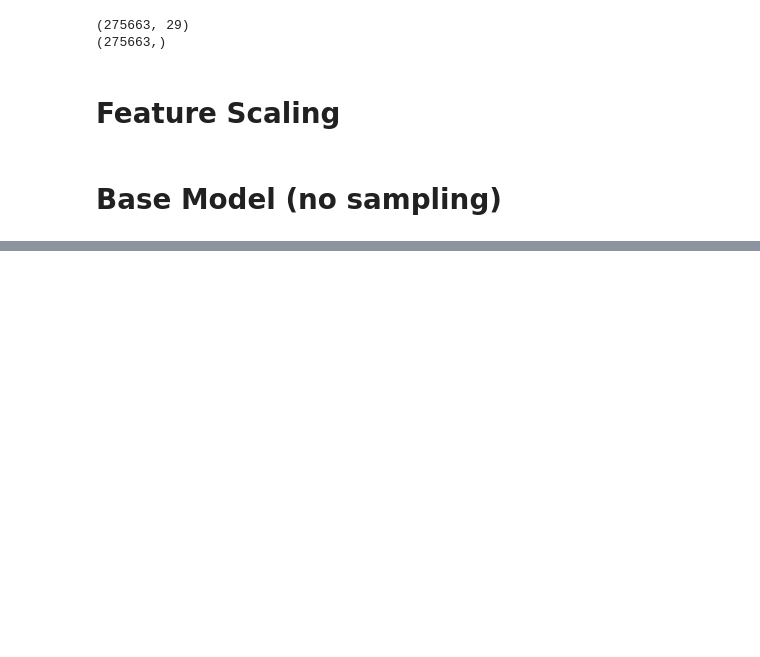
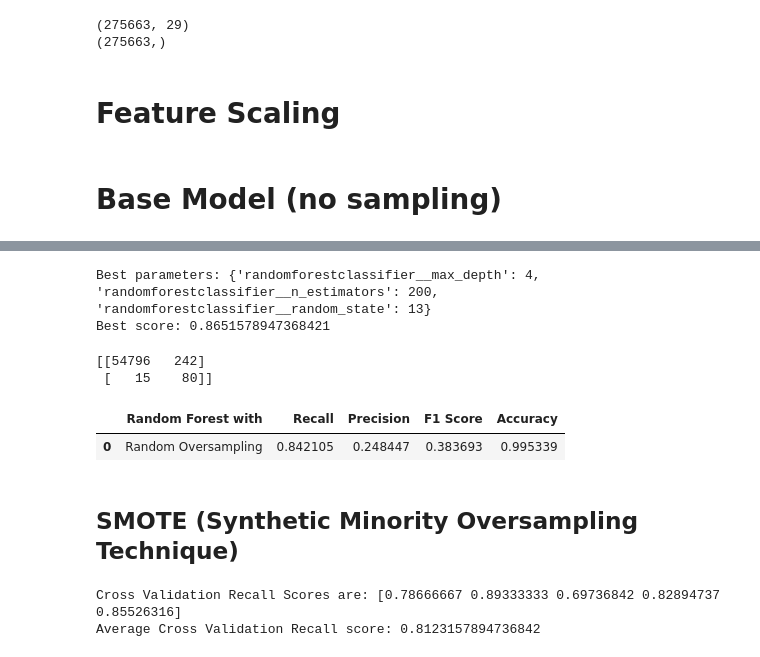
Before and after one commit to sathvik-ujwal/Credit-Card-Fraud-Detection, a Jupyter notebook: main.ipynb, the cells around one changed output, grey strips where cells are left out. Drawn from its saved outputs; the diff is of its cells as text; code cells hidden in the pictures; blank space fills up the shorter version.

```diff
--- a/main.ipynb
+++ b/main.ipynb
@@ -161,0 +172,11 @@ Accuracy 0.9994558612809026
+# %%
+from sklearn.model_selection import GridSearchCV
+
+params = {
+    'n_estimators': [50, 100, 200],
+    'max_depth': [4, 6, 10, 12],
+    'random_state': [13]
+}
+
+grid_rf = GridSearchCV(rf, param_grid=params, cv=kf,
+                          scoring='recall', verbose=3).fit(X_train, y_train)
@@ -161,0 +246,6 @@ Accuracy 0.9994558612809026
+# %%
+from imblearn.pipeline import Pipeline, make_pipeline
+
+random_overs_pipeline = make_pipeline(RandomOverSampler(random_state=42),
+                              RandomForestClassifier(n_estimators=100, random_state=13))
+#cross_val_score(random_overs_pipeline, X_train, y_train, scoring='recall', cv=kf)
@@ -161,0 +259,5 @@ Accuracy 0.9994558612809026
+# %%
+new_params = {'randomforestclassifier__' + key: params[key] for key in params}
+grid_over_rf = GridSearchCV(random_overs_pipeline, param_grid=new_params, cv=kf, scoring='recall',
+                        return_train_score=True)
+grid_over_rf.fit(X_train, y_train)
@@ -161,0 +274,6 @@ Accuracy 0.9994558612809026
+# %%
+print('Best parameters:', grid_over_rf.best_params_)
+print('Best score:', grid_over_rf.best_score_)
+# %% [output]
+Best parameters: {'randomforestclassifier__max_depth': 4, 'randomforestclassifier__n_estimators': 200, 'randomforestclassifier__random_state': 13}
+Best score: 0.8651578947368421
@@ -161,0 +282,31 @@ Accuracy 0.9994558612809026
+# %%
+random_overs_pipeline = make_pipeline(
+    RandomOverSampler(random_state=42),
+    RandomForestClassifier(n_estimators=100, random_state=13, max_depth=4)
+)
+
+random_overs_pipeline.fit(X_train, y_train)
+
+y_pred = random_overs_pipeline.predict(X_test)
+
+cm = confusion_matrix(y_test, y_pred)
+over_rf_Recall = recall_score(y_test, y_pred)
+over_rf_Precision = precision_score(y_test, y_pred)
+over_rf_f1 = f1_score(y_test, y_pred)
+over_rf_accuracy = accuracy_score(y_test, y_pred)
+
+print(cm)
+# %% [output]
+[[54796   242]
+ [   15    80]]
+# %%
+ndf = [(over_rf_Recall, over_rf_Precision, over_rf_f1, over_rf_accuracy)]
+
+over_rf_score = pd.DataFrame(data = ndf, columns=['Recall','Precision','F1 Score', 'Accuracy'])
+over_rf_score.insert(0, 'Random Forest with', 'Random Oversampling')
+over_rf_score
+# %% [output]
+|  | Random Forest with | Recall | Precision | F1 Score | Accuracy |
+| 0 | Random Oversampling | 0.842105 | 0.248447 | 0.383693 | 0.995339 |
+# %% [markdown]
+## SMOTE (Synthetic Minority Oversampling Technique)
@@ -161,0 +319,7 @@ Accuracy 0.9994558612809026
+# %%
+score3 = cross_val_score(smote_pipeline, X_train, y_train, scoring='recall', cv=kf)
+print("Cross Validation Recall Scores are: {}".format(score3))
+print("Average Cross Validation Recall score: {}".format(score3.mean()))
+# %% [output]
+Cross Validation Recall Scores are: [0.78666667 0.89333333 0.69736842 0.82894737 0.85526316]
+Average Cross Validation Recall score: 0.8123157894736842
```
Also changed, not shown: parts of 38 cells of this notebook.
